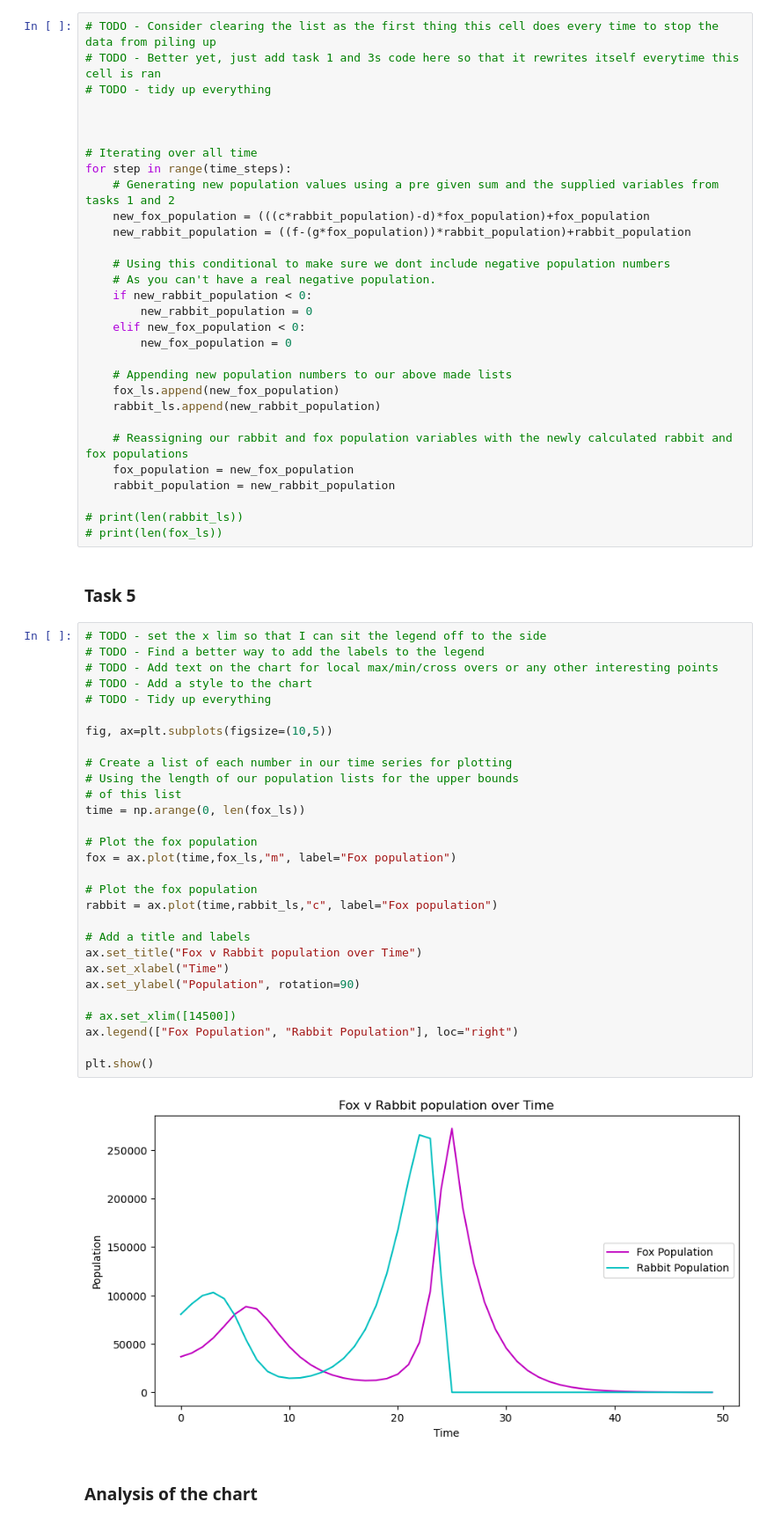
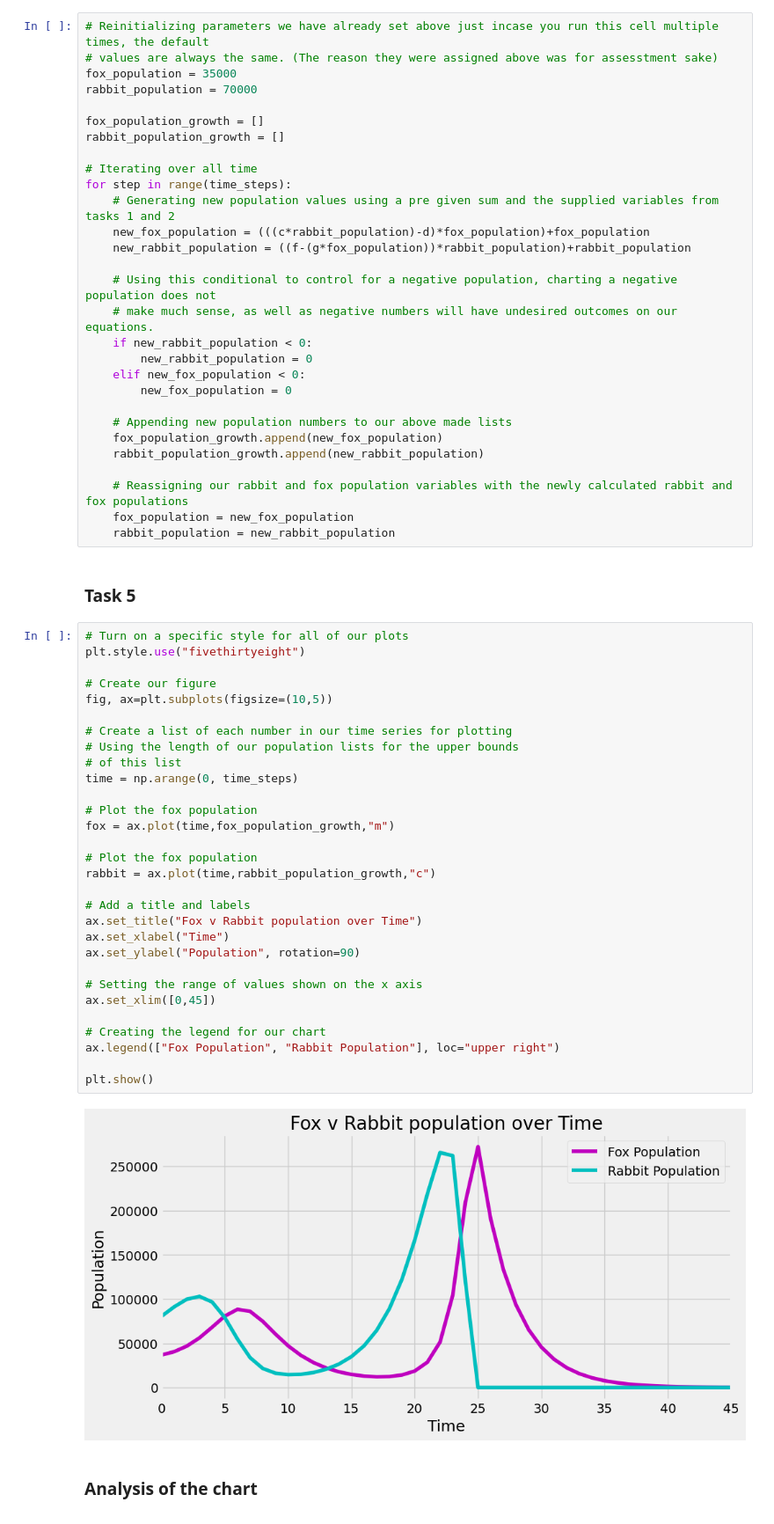
Before and after one commit to Mokoto-K/COSC102-assignment-1, a Jupyter notebook: assignment-1.ipynb, the cells around one changed output. Shown at 88% size. Cells and saved outputs as stored; diff of their text form.

```diff
--- a/assignment-1.ipynb
+++ b/assignment-1.ipynb
@@ -40,9 +45,11 @@ rabbit_ls = []
 # %%
-# TODO - Consider clearing the list as the first thing this cell does every time to stop the data from piling up
-# TODO - Better yet, just add task 1 and 3s code here so that it rewrites itself everytime this cell is ran
-# TODO - tidy up everything
+# Reinitializing parameters we have already set above just incase you run this cell multiple times, the default
+# values are always the same. (The reason they were assigned above was for assesstment sake)
+fox_population = 35000
+rabbit_population = 70000
 
-
+fox_population_growth = []
+rabbit_population_growth = []
 
 # Iterating over all time
 for step in range(time_steps):
@@ -50,56 +57,54 @@ for step in range(time_steps):
     new_fox_population = (((c*rabbit_population)-d)*fox_population)+fox_population
     new_rabbit_population = ((f-(g*fox_population))*rabbit_population)+rabbit_population
 
-    # Using this conditional to make sure we dont include negative population numbers
-    # As you can't have a real negative population.
+    # Using this conditional to control for a negative population, charting a negative population does not
+    # make much sense, as well as negative numbers will have undesired outcomes on our equations.
     if new_rabbit_population < 0:
         new_rabbit_population = 0
     elif new_fox_population < 0:
         new_fox_population = 0
 
     # Appending new population numbers to our above made lists
-    fox_ls.append(new_fox_population)
-    rabbit_ls.append(new_rabbit_population)
+    fox_population_growth.append(new_fox_population)
+    rabbit_population_growth.append(new_rabbit_population)
 
     # Reassigning our rabbit and fox population variables with the newly calculated rabbit and fox populations
     fox_population = new_fox_population
     rabbit_population = new_rabbit_population
-
-# print(len(rabbit_ls))
-# print(len(fox_ls))
 # %% [markdown]
 ### Task 5
 # %%
-# TODO - set the x lim so that I can sit the legend off to the side
-# TODO - Find a better way to add the labels to the legend
-# TODO - Add text on the chart for local max/min/cross overs or any other interesting points
-# TODO - Add a style to the chart
-# TODO - Tidy up everything
+# Turn on a specific style for all of our plots
+plt.style.use("fivethirtyeight")
 
+# Create our figure
 fig, ax=plt.subplots(figsize=(10,5))
 
 # Create a list of each number in our time series for plotting
 # Using the length of our population lists for the upper bounds
 # of this list
-time = np.arange(0, len(fox_ls))
+time = np.arange(0, time_steps)
 
 # Plot the fox population
-fox = ax.plot(time,fox_ls,"m", label="Fox population")
+fox = ax.plot(time,fox_population_growth,"m")
 
 # Plot the fox population
-rabbit = ax.plot(time,rabbit_ls,"c", label="Fox population")
+rabbit = ax.plot(time,rabbit_population_growth,"c")
 
 # Add a title and labels
 ax.set_title("Fox v Rabbit population over Time")
 ax.set_xlabel("Time")
 ax.set_ylabel("Population", rotation=90)
 
-# ax.set_xlim([14500])
-ax.legend(["Fox Population", "Rabbit Population"], loc="right")
+# Setting the range of values shown on the x axis
+ax.set_xlim([0,45])
+
+# Creating the legend for our chart
+ax.legend(["Fox Population", "Rabbit Population"], loc="upper right")
 
 plt.show()
 # %% [output]
-[figure, old version]
+[figure, new version]
 # %% [markdown]
 ### Analysis of the chart
 # %% [markdown]
```
Also changed, not shown: parts of 43 cells of this notebook.
